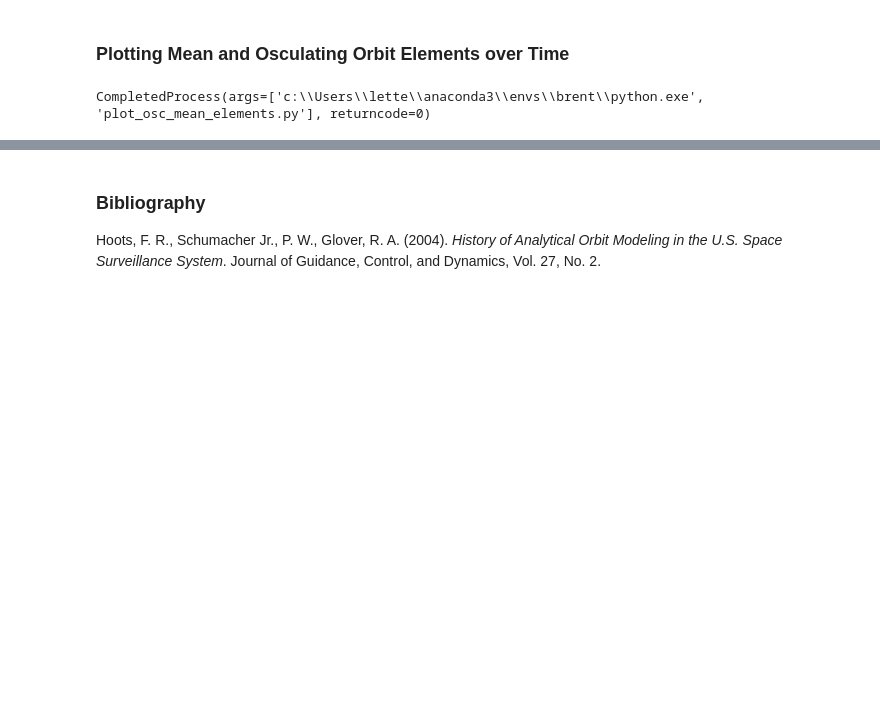
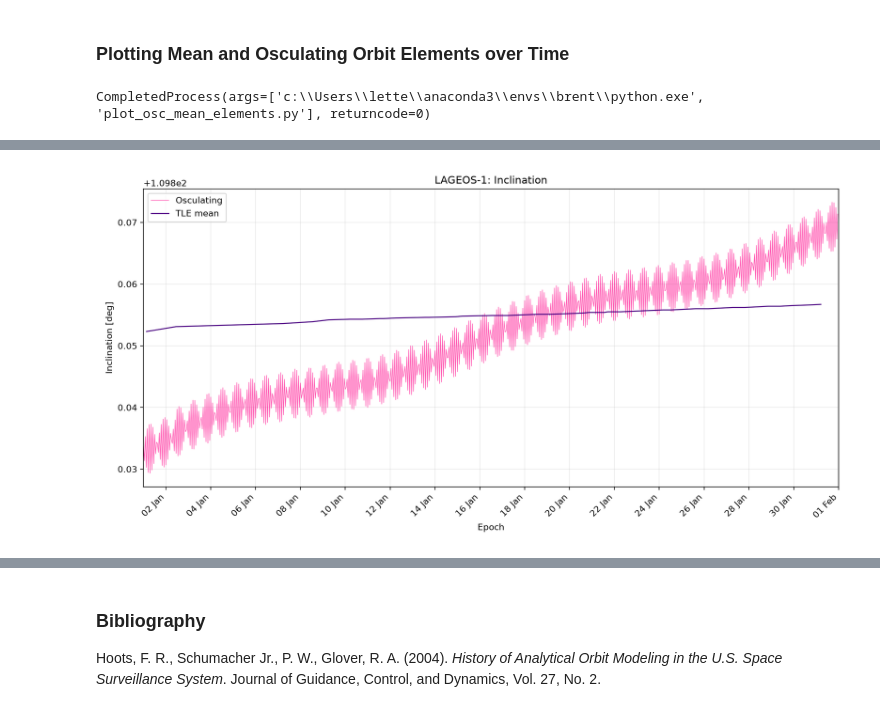
Before and after one commit to ada-gmr24/brent, a Jupyter notebook: experiments/02_mean_osculating_elements.ipynb, the cells around one changed output, grey strips where cells are left out. Cells and saved outputs as stored; diff of their text form; code cells hidden in the pictures; blank space fills up the shorter version.

```diff
--- a/experiments/02_mean_osculating_elements.ipynb
+++ b/experiments/02_mean_osculating_elements.ipynb
@@ -278,0 +288,4 @@ CompletedProcess(args=['c:\\Users\\lette\\anaconda3\\envs\\brent\\python.exe', '
+# %%
+display(Image(filename="figures/i_lageos1.png", width=800))
+# %% [output]
+[figure, added]
```
Also changed, not shown: parts of 5 cells of this notebook, 2 other files.
